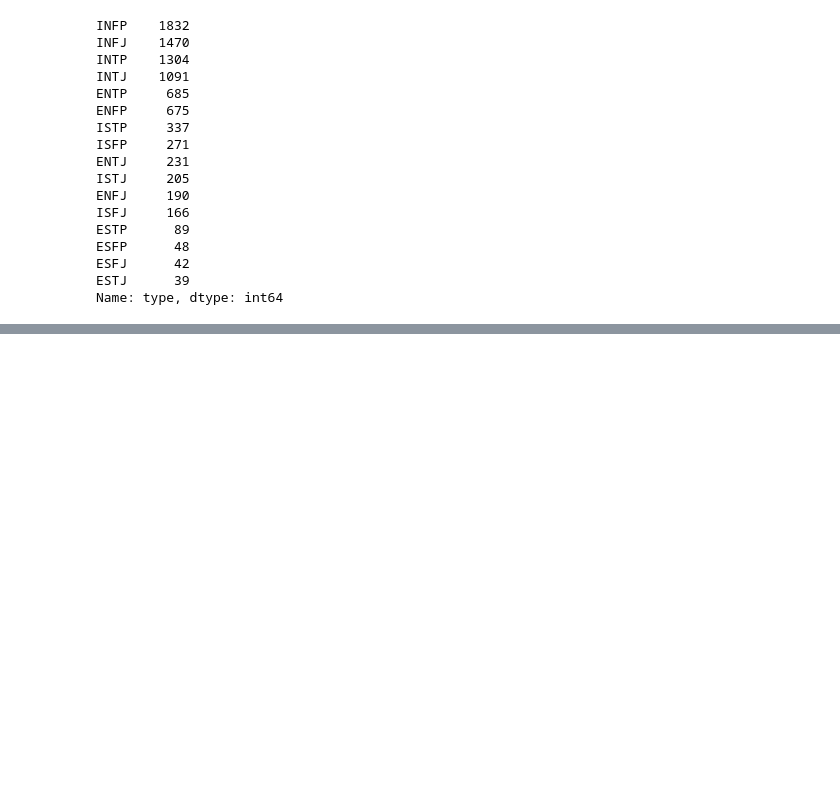
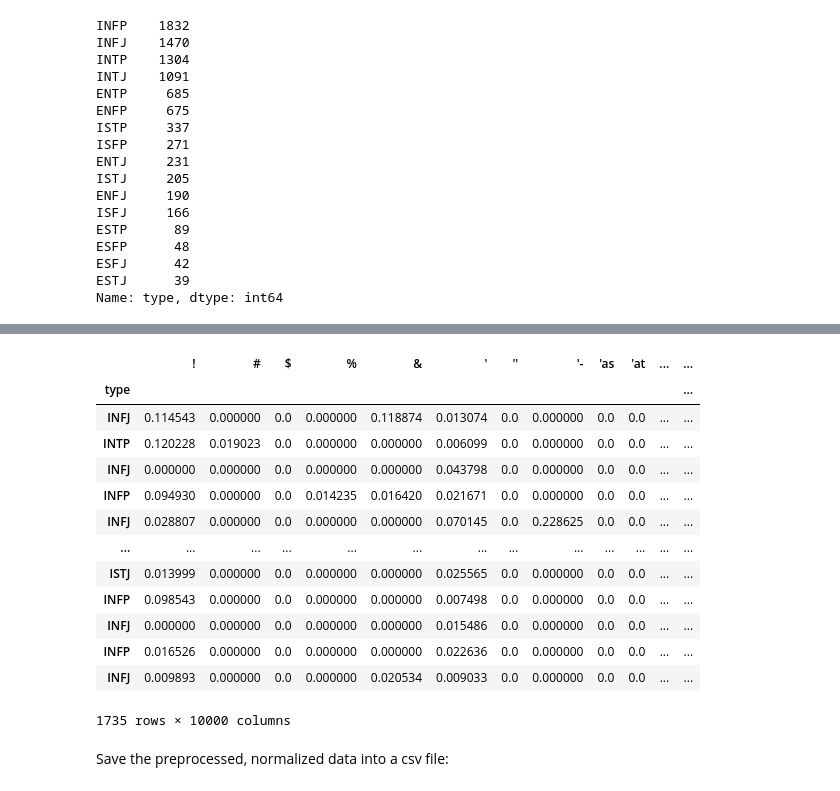
Before and after one commit to jmcmai/cs229-Final-Project, a Jupyter notebook: preprocessing.ipynb, the cells around one changed output, grey strips where cells are left out. Drawn from its saved outputs; the diff is of its cells as text; code cells hidden in the pictures; blank space fills up the shorter version.

```diff
--- a/preprocessing.ipynb
+++ b/preprocessing.ipynb
@@ -46,0 +183,24 @@ INFJ
+# %%
+vectorizer.fit(test_data.posts)
+tfidf_test_posts=vectorizer.transform(test_data.posts).toarray()
+# %%
+test_tokens = vectorizer.get_feature_names()
+tfidf_df_test = pd.DataFrame(data=tfidf_test_posts, index=test_data.type, columns=test_tokens)
+tfidf_df_test
+# %% [output]
+|  | ! | # | $ | % | & | ' | '' | '- | 'as | 'at | ... | ... |
+| type |  |  |  |  |  |  |  |  |  |  |  | ... |
+| INFJ | 0.114543 | 0.000000 | 0.0 | 0.000000 | 0.118874 | 0.013074 | 0.0 | 0.000000 | 0.0 | 0.0 | ... | ... |
+| INTP | 0.120228 | 0.019023 | 0.0 | 0.000000 | 0.000000 | 0.006099 | 0.0 | 0.000000 | 0.0 | 0.0 | ... | ... |
+| INFJ | 0.000000 | 0.000000 | 0.0 | 0.000000 | 0.000000 | 0.043798 | 0.0 | 0.000000 | 0.0 | 0.0 | ... | ... |
+| INFP | 0.094930 | 0.000000 | 0.0 | 0.014235 | 0.016420 | 0.021671 | 0.0 | 0.000000 | 0.0 | 0.0 | ... | ... |
+| INFJ | 0.028807 | 0.000000 | 0.0 | 0.000000 | 0.000000 | 0.070145 | 0.0 | 0.228625 | 0.0 | 0.0 | ... | ... |
+| ... | ... | ... | ... | ... | ... | ... | ... | ... | ... | ... | ... | ... |
+| ISTJ | 0.013999 | 0.000000 | 0.0 | 0.000000 | 0.000000 | 0.025565 | 0.0 | 0.000000 | 0.0 | 0.0 | ... | ... |
+| INFP | 0.098543 | 0.000000 | 0.0 | 0.000000 | 0.000000 | 0.007498 | 0.0 | 0.000000 | 0.0 | 0.0 | ... | ... |
+| INFJ | 0.000000 | 0.000000 | 0.0 | 0.000000 | 0.000000 | 0.015486 | 0.0 | 0.000000 | 0.0 | 0.0 | ... | ... |
+| INFP | 0.016526 | 0.000000 | 0.0 | 0.000000 | 0.000000 | 0.022636 | 0.0 | 0.000000 | 0.0 | 0.0 | ... | ... |
+| INFJ | 0.009893 | 0.000000 | 0.0 | 0.000000 | 0.020534 | 0.009033 | 0.0 | 0.000000 | 0.0 | 0.0 | ... | ... |
+1735 rows × 10000 columns
+# %% [markdown]
+Save the preprocessed, normalized data into a csv file:
```
Also changed, not shown: parts of 19 cells of this notebook, 2 other files.
